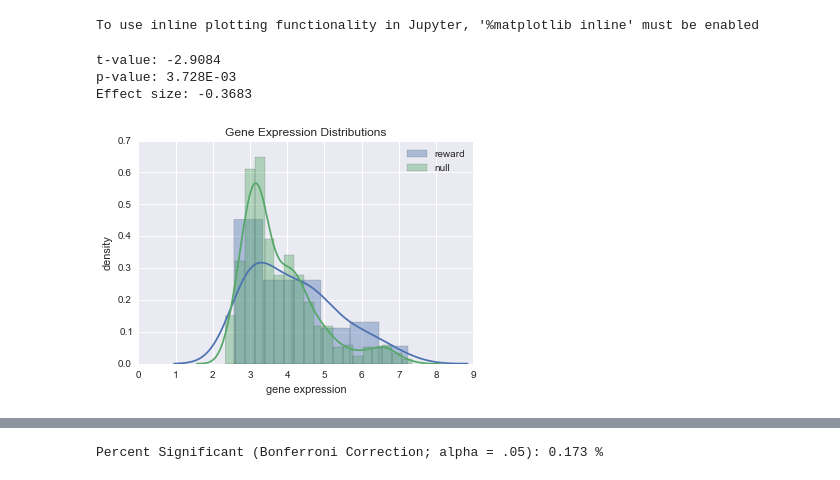
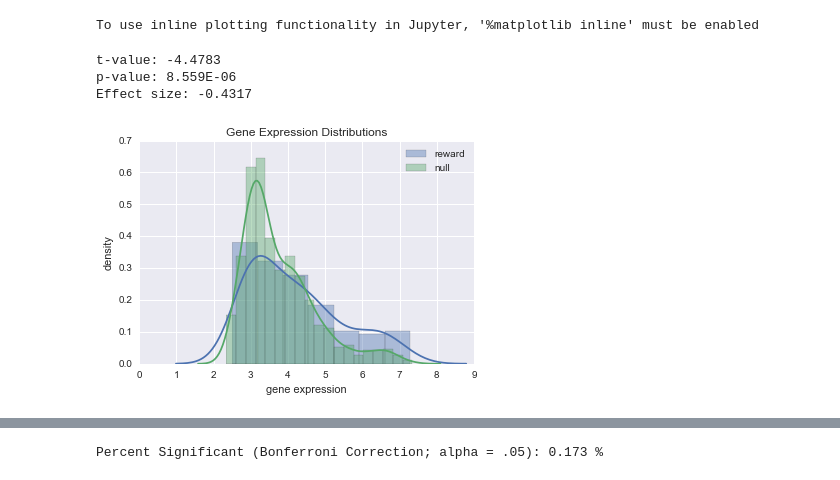
Before and after one commit to voytekresearch/nsaba, a Jupyter notebook: notebooks/testing/testing_analysis.ipynb, the cells around one changed output, grey strips where cells are left out. Saved outputs shown, nothing was run; the diff lists cells and outputs as text; code cells hidden in the pictures.

```diff
--- a/notebooks/testing/testing_analysis.ipynb
+++ b/notebooks/testing/testing_analysis.ipynb
@@ -42,12 +41,12 @@ anal = analysis.NsabaAnalysis(tsaba)
 # %% [output]
 To use inline plotting functionality in Jupyter, '%matplotlib inline' must be enabled
 # %%
-anal.t_test(term, 1813, split_method='kmeans')
+anal.t_test(term, 1813, split_method='var')
 # %% [output]
-t-value: -2.9084
-p-value: 3.728E-03
-Effect size: -0.3683
+t-value: -4.4783
+p-value: 8.559E-06
+Effect size: -0.4317
-[figure, old version]
+[figure, new version]
 # %%
 ttest_metr = anal.t_test_multi(term, split_method='kmeans')
 # %% [output]
```
Also changed, not shown: parts of 2 cells of this notebook, 5 other files.
